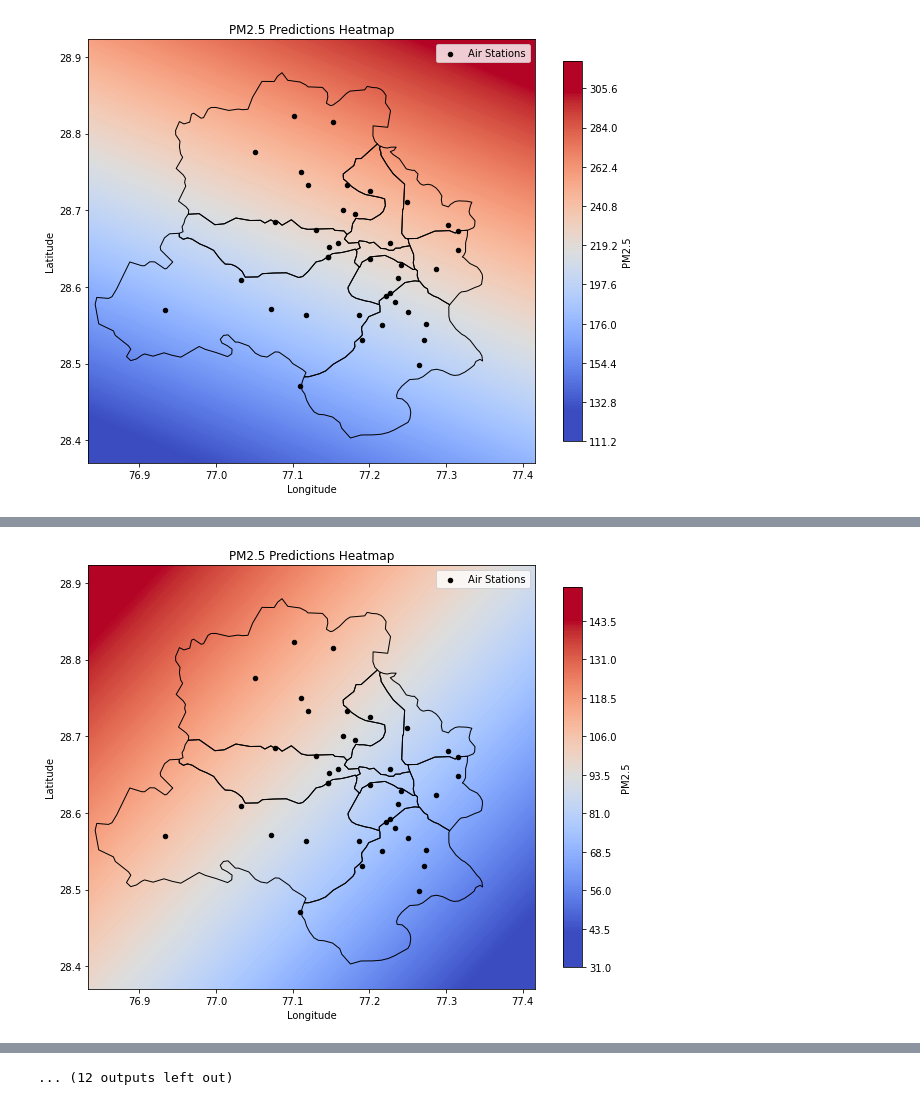
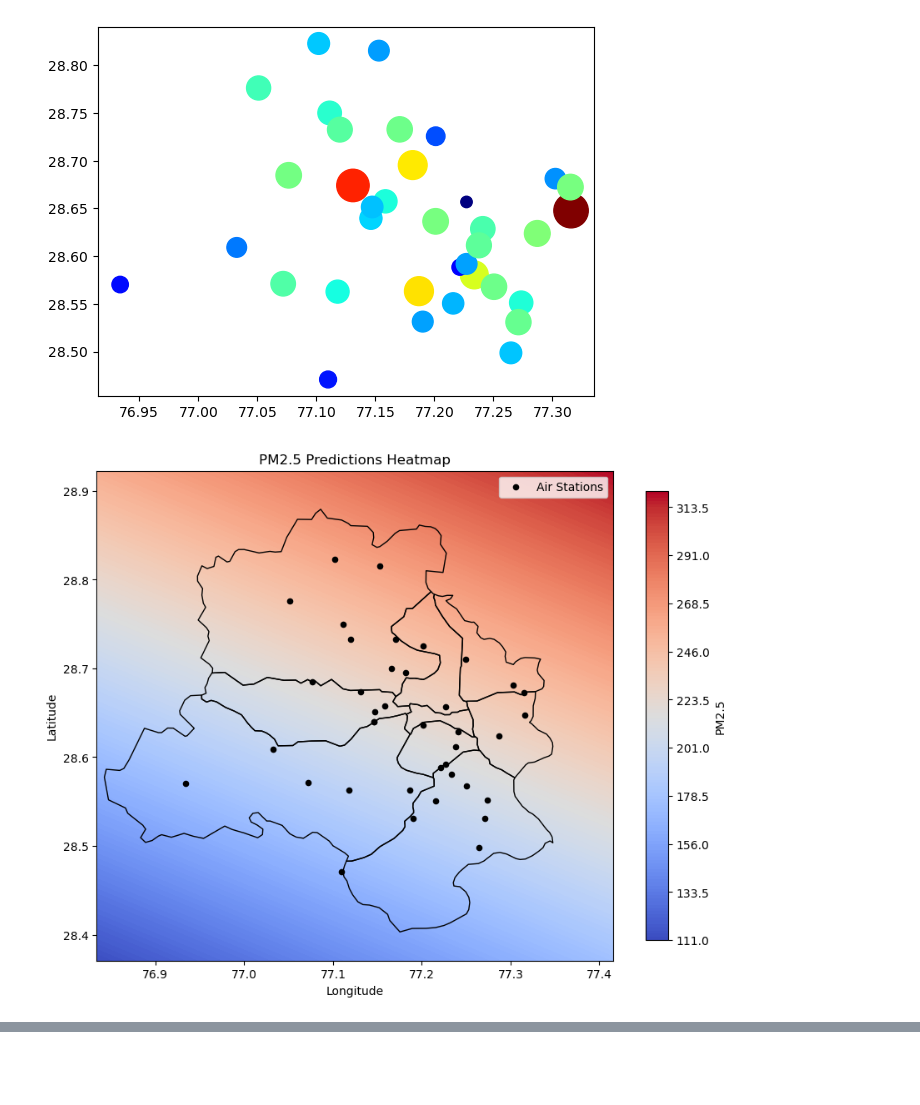
Before and after one commit to agarwal-mihir/Srip-Work-2023, a Jupyter notebook: AQ - Experiments/lr_heatmap.ipynb, the cells around one changed output, grey strips where cells are left out. Saved outputs shown, nothing was run; the diff lists cells and outputs as text; code cells hidden in the pictures; blank space fills up the shorter version.

```diff
--- a/AQ - Experiments/lr_heatmap.ipynb
+++ b/AQ - Experiments/lr_heatmap.ipynb
@@ -93,4 +90,5 @@ for i in p['dates']:
     preds = lr(X_train, y_train, X_test)
     test['PM2.5'] = preds
     heatmap.plot_heatmap(lon = np.array(test['longitude']), lat = np.array(test['latitude']), values = test['PM2.5'].values)
+    plt.scatter(df['longitude'], df['latitude'], c = df['PM2.5'], s = df['PM2.5'],cmap = 'jet')
 # %% [output]
@@ -100 +98,2 @@ for i in p['dates']:
-[figure, old version]
+[figure, new version]
+[figure, new version]
@@ -102 +100,0 @@ for i in p['dates']:
-[figure, old version]
@@ -109,4 +108,3 @@ for i in p['dates']:
-... (12 outputs left out)
 # %%
 lr_rmse
 # %% [output]
```
Also changed, not shown: parts of 3 cells of this notebook, 6 other files.
